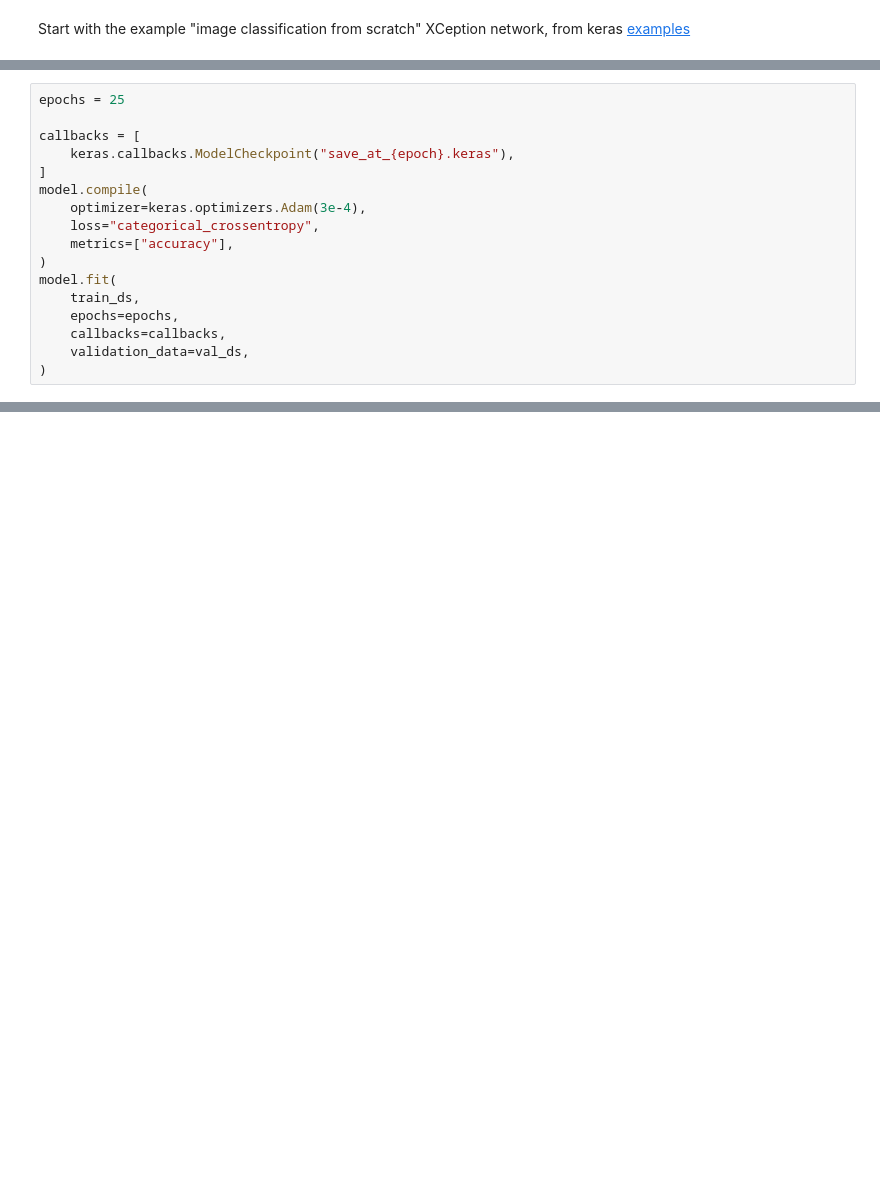
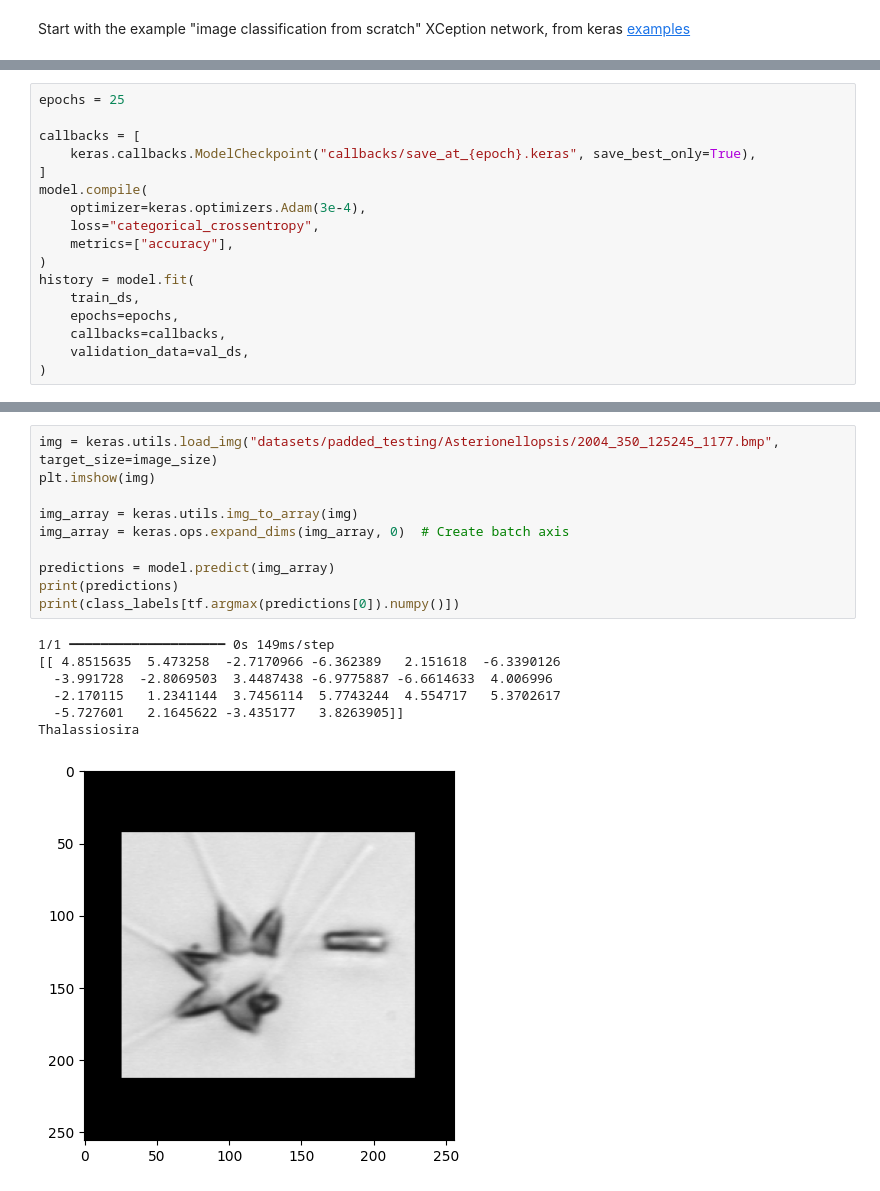
Before and after one commit to microlei/plankton, a Jupyter notebook: gan.ipynb, the cells around one changed output, grey strips where cells are left out. Cells and saved outputs as stored; diff of their text form; blank space fills up the shorter version.

```diff
--- a/gan.ipynb
+++ b/gan.ipynb
@@ -224,14 +212,14 @@ Model: "functional_17"
 epochs = 25
 
 callbacks = [
-    keras.callbacks.ModelCheckpoint("save_at_{epoch}.keras"),
+    keras.callbacks.ModelCheckpoint("callbacks/save_at_{epoch}.keras", save_best_only=True),
 ]
 model.compile(
     optimizer=keras.optimizers.Adam(3e-4),
     loss="categorical_crossentropy",
     metrics=["accuracy"],
 )
-model.fit(
+history = model.fit(
     train_ds,
     epochs=epochs,
     callbacks=callbacks,
@@ -242,0 +246,18 @@ Error:
+# %%
+img = keras.utils.load_img("datasets/padded_testing/Asterionellopsis/2004_350_125245_1177.bmp", target_size=image_size)
+plt.imshow(img)
+
+img_array = keras.utils.img_to_array(img)
+img_array = keras.ops.expand_dims(img_array, 0)  # Create batch axis
+
+predictions = model.predict(img_array)
+print(predictions)
+print(class_labels[tf.argmax(predictions[0]).numpy()])
+# %% [output]
+1/1 ━━━━━━━━━━━━━━━━━━━━ 0s 149ms/step
+[[ 4.8515635  5.473258  -2.7170966 -6.362389   2.151618  -6.3390126
+  -3.991728  -2.8069503  3.4487438 -6.9775887 -6.6614633  4.006996
+  -2.170115   1.2341144  3.7456114  5.7743244  4.554717   5.3702617
+  -5.727601   2.1645622 -3.435177   3.8263905]]
+Thalassiosira
+[figure, added]
```
Also changed, not shown: parts of 12 cells of this notebook, 1 other file.
